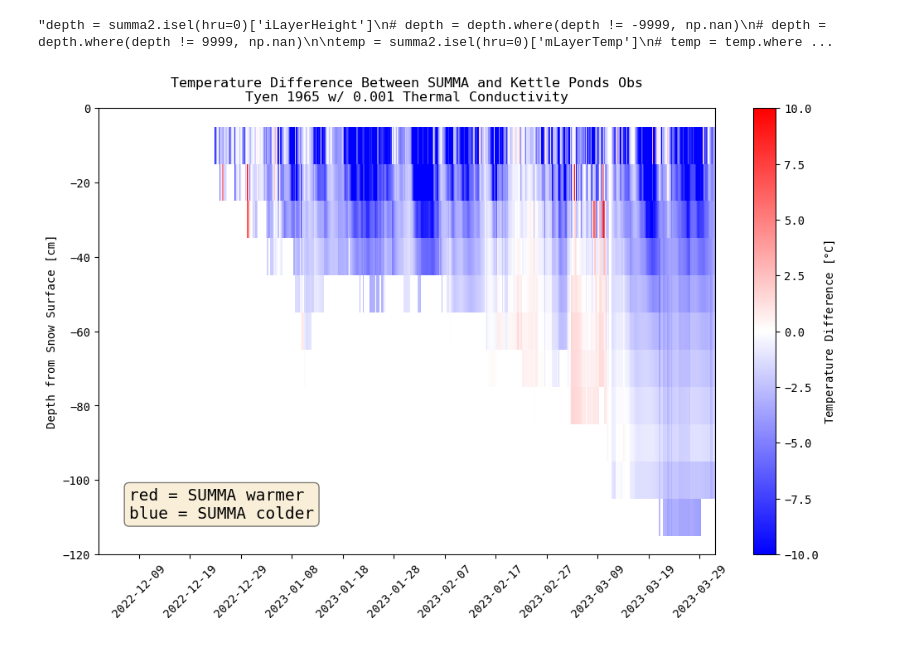
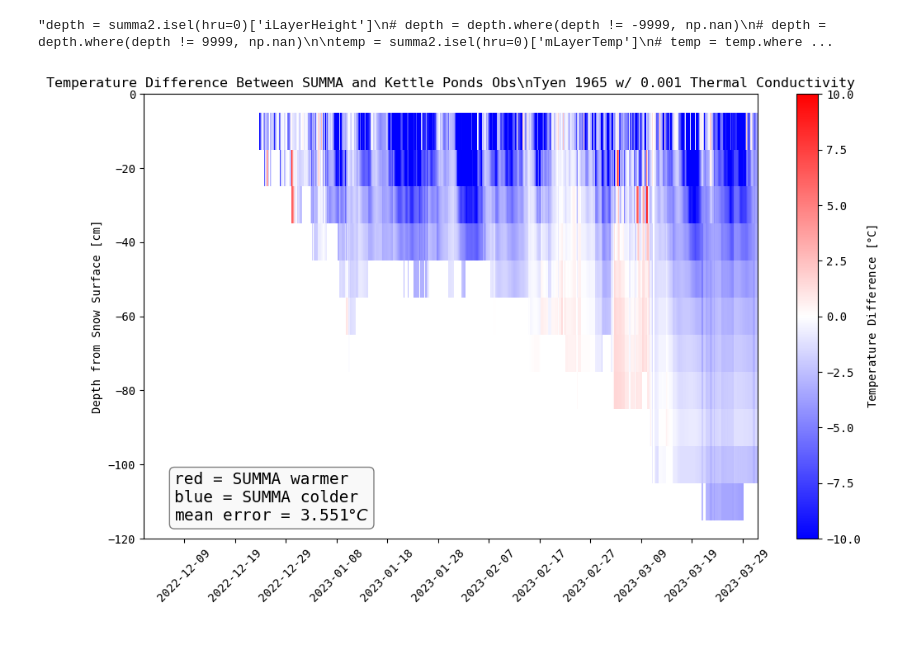
Before and after one commit to clinton-alden/summa, a Jupyter notebook: analysis/kettle_ponds/temp_plot.ipynb, the cells around one changed output. Cells and saved outputs as stored; diff of their text form; code cells hidden in the pictures.

Commit message:
edited plots

```diff
--- a/analysis/kettle_ponds/temp_plot.ipynb
+++ b/analysis/kettle_ponds/temp_plot.ipynb
@@ -438,35 +440,36 @@ cax = ax.pcolormesh(time_values_2d, bin_indices, diff_arr, shading='auto',
                     cmap='bwr', norm=norm)
 
 # Add a colorbar
 cbar = fig.colorbar(cax)
 
 # Set colorbar ticks from -10 to 10
 # cbar.set_ticks(np.arange(-10, 11, 2))
 
 # Set labels
 # ax.set_xlabel('Time')
 ax.set_ylabel('Depth from Snow Surface [cm]')
-ax.set_title('Temperature Difference Between SUMMA and Kettle Ponds Obs\nTyen 1965 w/ 0.001 Thermal Conductivity')
+ax.set_title(r'Temperature Difference Between SUMMA and Kettle Ponds Obs\nTyen 1965 w/ 0.001 Thermal Conductivity')
 ax.set_ylim(-120, 0)
-cbar.set_label('Temperature Difference [$\degree$C]')
+cbar.set_label(r'Temperature Difference [$\degree$C]')
 
 # Set x-ticks between Jan 1 and Feb 1, 2023
 start_date = datetime(2022, 12, 1)
 end_date = datetime(2023, 4, 1)
 ax.set_xlim(start_date, end_date)
 
 # Format x-ticks as dates
 ax.xaxis.set_major_locator(mdates.DayLocator(interval=10))
 ax.xaxis.set_major_formatter(mdates.DateFormatter('%Y-%m-%d'))
 
 # Rotate x-tick labels for better readability
 plt.xticks(rotation=45)
 
 # Add a text box
-ax.text(0.05, 0.15, 'red = SUMMA warmer\nblue = SUMMA colder', transform=ax.transAxes, fontsize=14,
-        verticalalignment='top', bbox=dict(boxstyle='round', facecolor='wheat', alpha=0.5))
+ax.text(0.05, 0.15, f'red = SUMMA warmer\nblue = SUMMA colder\nmean error = {mean_abs_error}'+r'$\degree C$',
+        transform=ax.transAxes, fontsize=14, verticalalignment='top',
+        bbox=dict(boxstyle='round', facecolor='whitesmoke', alpha=0.5))
 
 # Show the plot
 plt.show()
 # %% [output]
-[figure, old version]
+[figure, new version]
```
Also changed, not shown: parts of 6 cells of this notebook.
